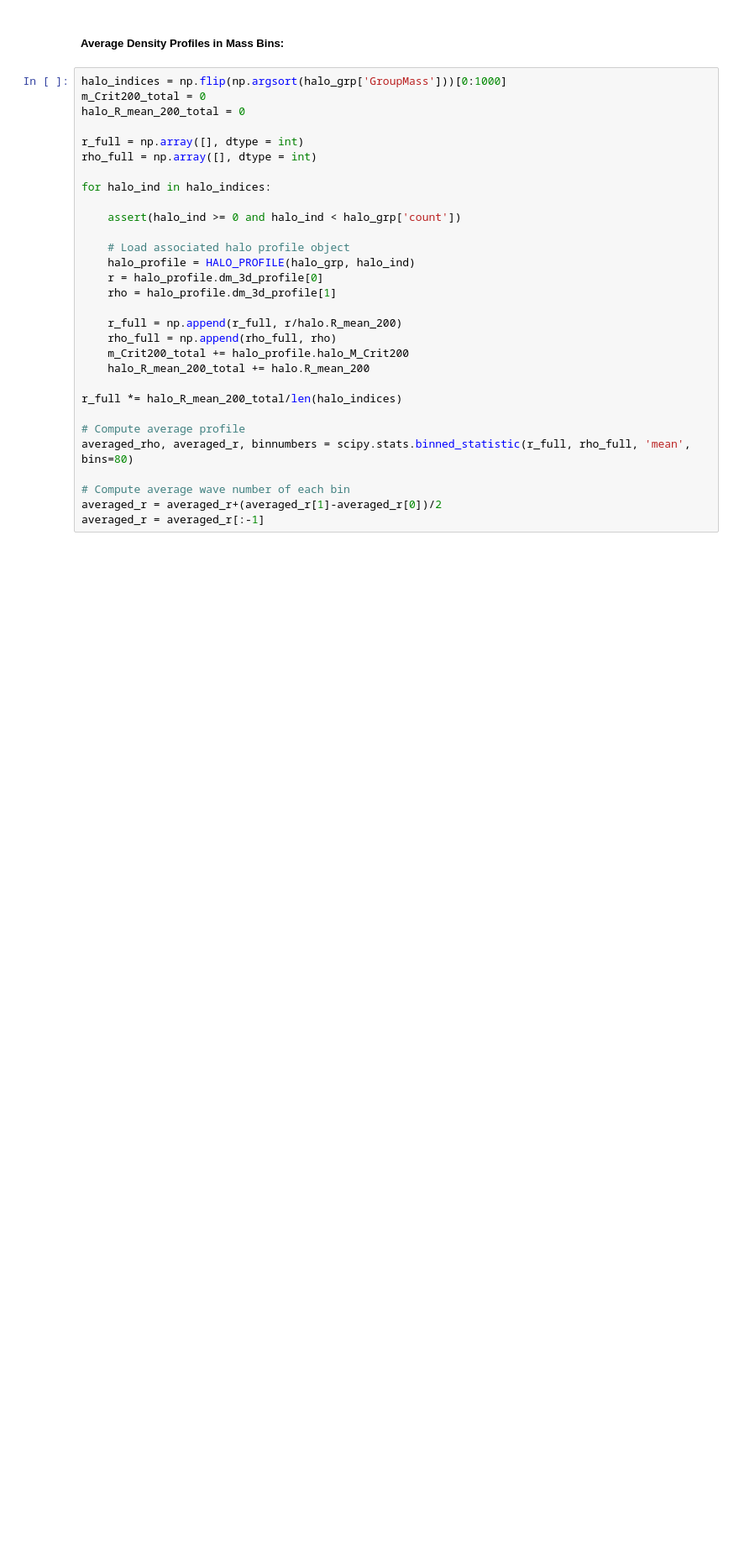
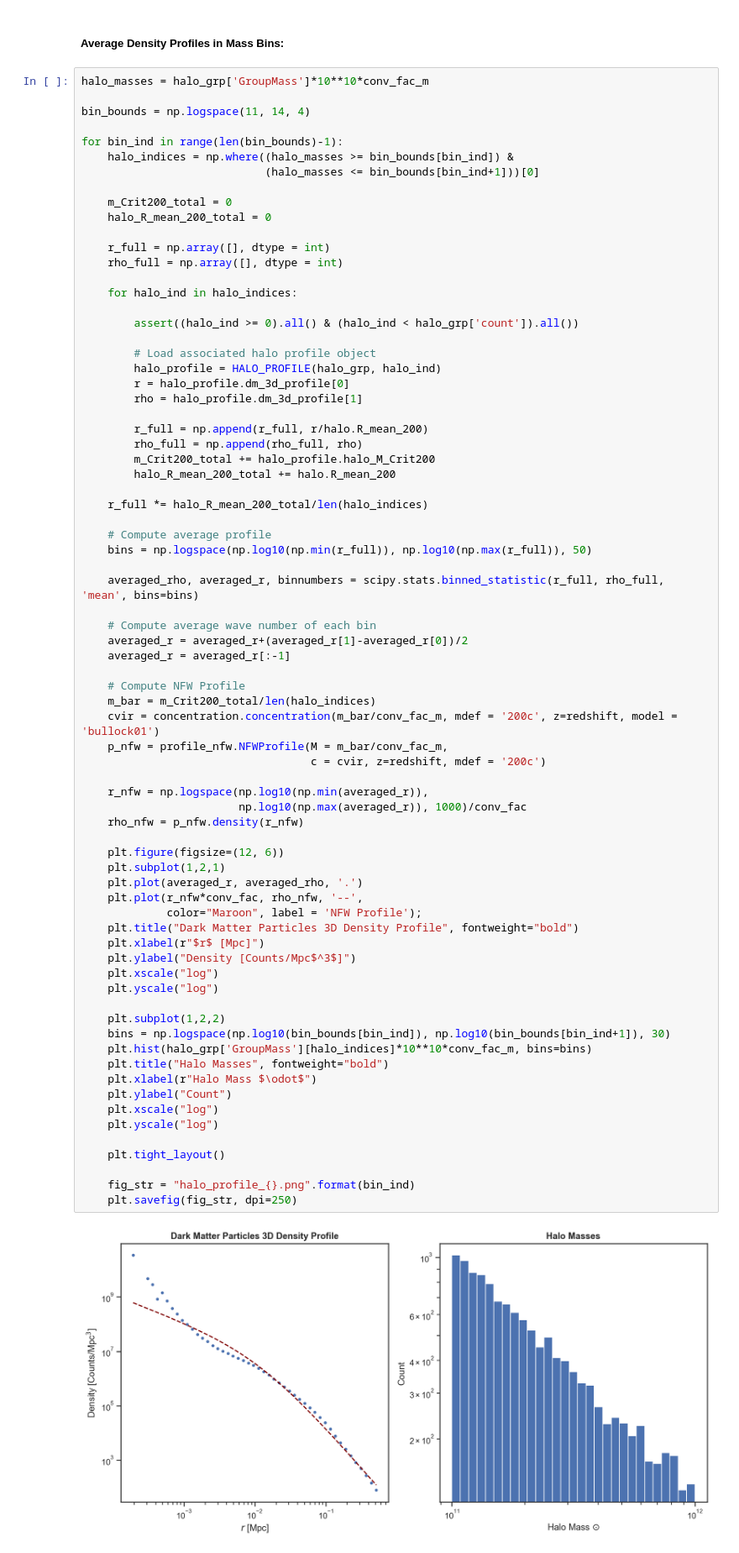
Before and after one commit to samgolds/tng-splashback-measurements, a Jupyter notebook: density_profile_measurements.ipynb, the cells around one changed output. Shown at 84% size. Saved outputs shown, nothing was run; the diff lists cells and outputs as text; blank space fills up the shorter version.

```diff
--- a/density_profile_measurements.ipynb
+++ b/density_profile_measurements.ipynb
@@ -385,32 +401,78 @@ plt.tight_layout()
 # %% [markdown]
 ##### **Average Density Profiles in Mass Bins:**
 # %%
-halo_indices = np.flip(np.argsort(halo_grp['GroupMass']))[0:1000]
-m_Crit200_total = 0
-halo_R_mean_200_total = 0
+halo_masses = halo_grp['GroupMass']*10**10*conv_fac_m
 
-r_full = np.array([], dtype = int)
-rho_full = np.array([], dtype = int)
+bin_bounds = np.logspace(11, 14, 4)
 
-for halo_ind in halo_indices:
+for bin_ind in range(len(bin_bounds)-1):
+    halo_indices = np.where((halo_masses >= bin_bounds[bin_ind]) &
+                            (halo_masses <= bin_bounds[bin_ind+1]))[0]
 
-    assert(halo_ind >= 0 and halo_ind < halo_grp['count'])
+    m_Crit200_total = 0
+    halo_R_mean_200_total = 0
 
-    # Load associated halo profile object
-    halo_profile = HALO_PROFILE(halo_grp, halo_ind)
-    r = halo_profile.dm_3d_profile[0]
-    rho = halo_profile.dm_3d_profile[1]
+    r_full = np.array([], dtype = int)
+    rho_full = np.array([], dtype = int)
 
-    r_full = np.append(r_full, r/halo.R_mean_200)
-    rho_full = np.append(rho_full, rho)
-    m_Crit200_total += halo_profile.halo_M_Crit200
-    halo_R_mean_200_total += halo.R_mean_200
+    for halo_ind in halo_indices:
 
-r_full *= halo_R_mean_200_total/len(halo_indices)
+        assert((halo_ind >= 0).all() & (halo_ind < halo_grp['count']).all())
 
-# Compute average profile
-averaged_rho, averaged_r, binnumbers = scipy.stats.binned_statistic(r_full, rho_full, 'mean', bins=80)
+        # Load associated halo profile object
+        halo_profile = HALO_PROFILE(halo_grp, halo_ind)
+        r = halo_profile.dm_3d_profile[0]
+        rho = halo_profile.dm_3d_profile[1]
 
-# Compute average wave number of each bin
-averaged_r = averaged_r+(averaged_r[1]-averaged_r[0])/2
-averaged_r = averaged_r[:-1]
+        r_full = np.append(r_full, r/halo.R_mean_200)
+        rho_full = np.append(rho_full, rho)
+        m_Crit200_total += halo_profile.halo_M_Crit200
+        halo_R_mean_200_total += halo.R_mean_200
+
+    r_full *= halo_R_mean_200_total/len(halo_indices)
+
+    # Compute average profile
+    bins = np.logspace(np.log10(np.min(r_full)), np.log10(np.max(r_full)), 50)
+
+    averaged_rho, averaged_r, binnumbers = scipy.stats.binned_statistic(r_full, rho_full, 'mean', bins=bins)
+
+    # Compute average wave number of each bin
+    averaged_r = averaged_r+(averaged_r[1]-averaged_r[0])/2
+    averaged_r = averaged_r[:-1]
+
+    # Compute NFW Profile
+    m_bar = m_Crit200_total/len(halo_indices)
+    cvir = concentration.concentration(m_bar/conv_fac_m, mdef = '200c', z=redshift, model = 'bullock01')
+    p_nfw = profile_nfw.NFWProfile(M = m_bar/conv_fac_m,
+                                   c = cvir, z=redshift, mdef = '200c')
+
+    r_nfw = np.logspace(np.log10(np.min(averaged_r)),
+                        np.log10(np.max(averaged_r)), 1000)/conv_fac
+    rho_nfw = p_nfw.density(r_nfw)
+
+    plt.figure(figsize=(12, 6))
+    plt.subplot(1,2,1)
+    plt.plot(averaged_r, averaged_rho, '.')
+    plt.plot(r_nfw*conv_fac, rho_nfw, '--',
+             color="Maroon", label = 'NFW Profile');
+    plt.title("Dark Matter Particles 3D Density Profile", fontweight="bold")
+    plt.xlabel(r"$r$ [Mpc]")
+    plt.ylabel("Density [Counts/Mpc$^3$]")
+    plt.xscale("log")
+    plt.yscale("log")
+
+    plt.subplot(1,2,2)
+    bins = np.logspace(np.log10(bin_bounds[bin_ind]), np.log10(bin_bounds[bin_ind+1]), 30)
+    plt.hist(halo_grp['GroupMass'][halo_indices]*10**10*conv_fac_m, bins=bins)
+    plt.title("Halo Masses", fontweight="bold")
+    plt.xlabel(r"Halo Mass $\odot$")
+    plt.ylabel("Count")
+    plt.xscale("log")
+    plt.yscale("log")
+
+    plt.tight_layout()
+
+    fig_str = "halo_profile_{}.png".format(bin_ind)
+    plt.savefig(fig_str, dpi=250)
+# %% [output]
+[figure, added]
```
Also changed, not shown: parts of 7 cells of this notebook.
